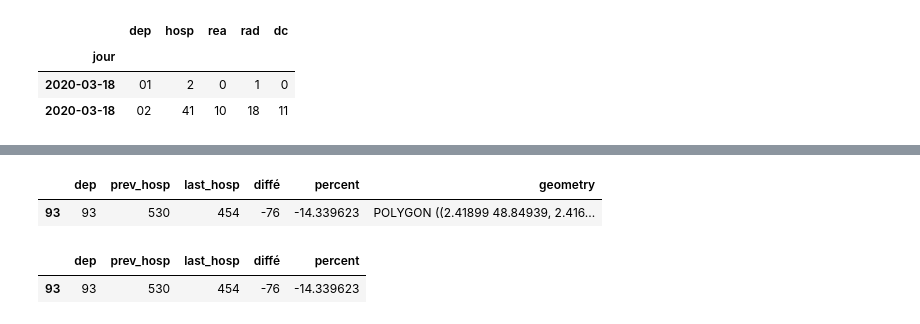
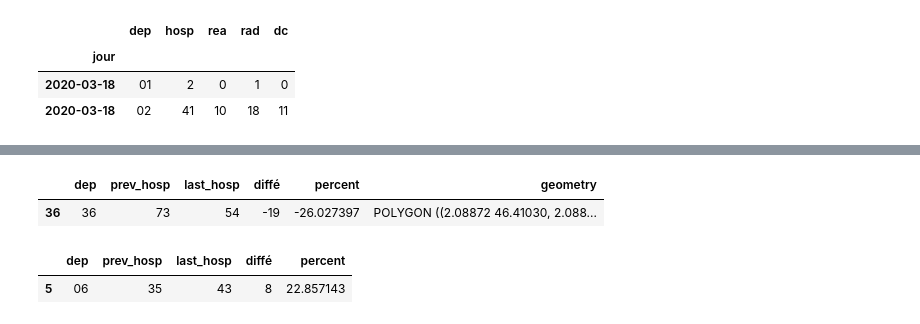
Before and after one commit to Cordier-Info/covid-france, a Jupyter notebook: demo-stats.ipynb, the cells around one changed output, grey strips where cells are left out. Saved outputs shown, nothing was run; the diff lists cells and outputs as text; code cells hidden in the pictures.

```diff
--- a/demo-stats.ipynb
+++ b/demo-stats.ipynb
@@ -302,10 +303,10 @@ save_img(stats, title, img_name, vmin, vmax)
 # %%
-stats.query("dep=='93'")
+stats.query("dep=='36'")
 # %% [output]
 |  | dep | prev_hosp | last_hosp | diffé | percent | geometry |
-| 93 | 93 | 530 | 454 | -76 | -14.339623 | POLYGON ((2.41899 48.84939, 2.416... |
+| 36 | 36 | 73 | 54 | -19 | -26.027397 | POLYGON ((2.08872 46.41030, 2.088... |
 # %%
-stats.query("dep=='93'").loc[:, stats.columns != "geometry"]
+stats.query("dep=='06'").loc[:, stats.columns != "geometry"]
 # %% [output]
 |  | dep | prev_hosp | last_hosp | diffé | percent |
-| 93 | 93 | 530 | 454 | -76 | -14.339623 |
+| 5 | 06 | 35 | 43 | 8 | 22.857143 |
```
Also changed, not shown: parts of 19 cells of this notebook.
